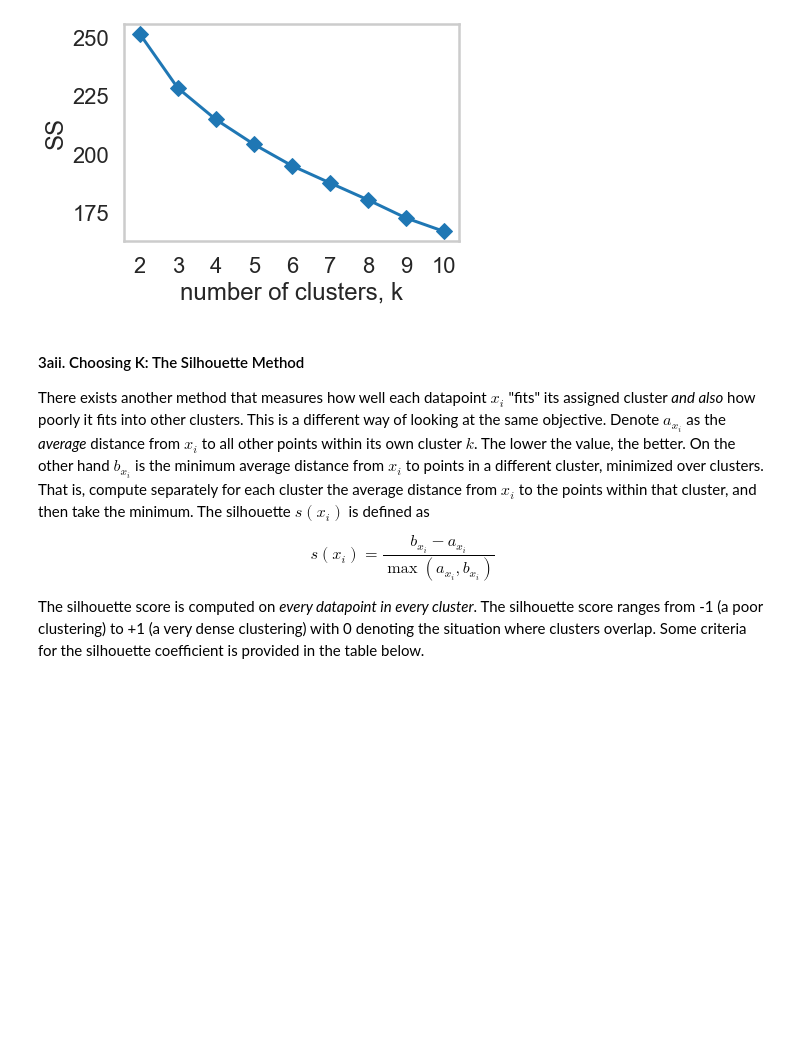
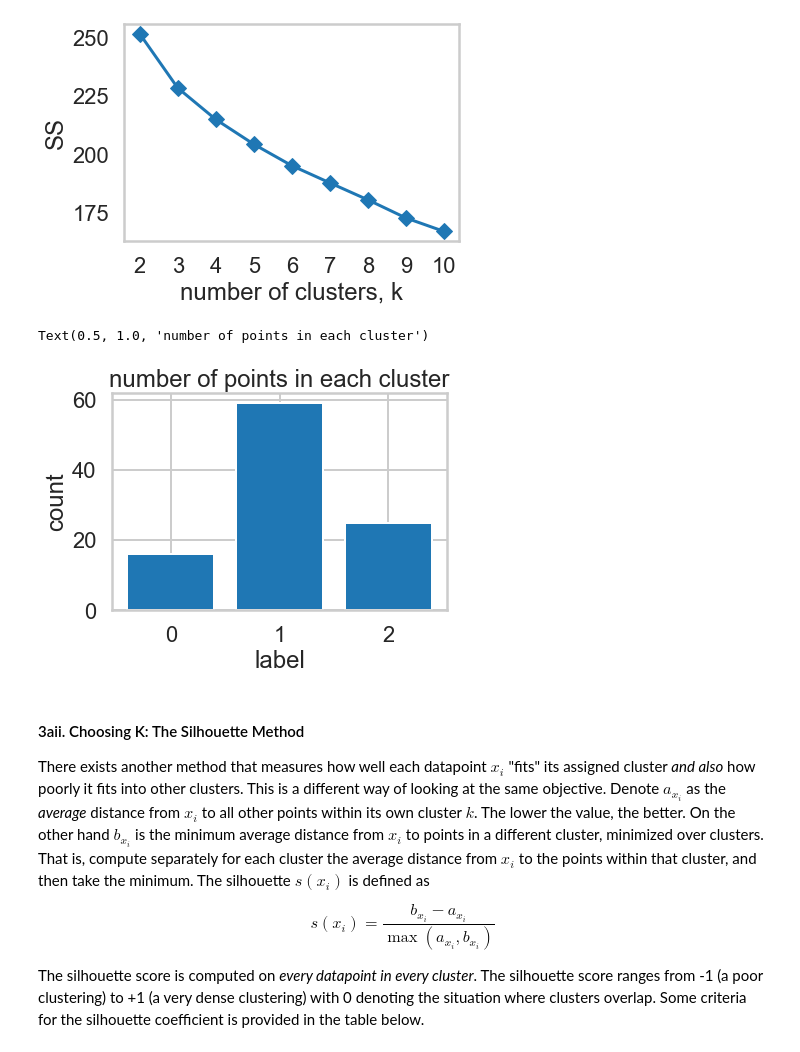
Before and after one commit to machquocvu/Springboard-DSC, a Jupyter notebook: Clustering_Case_Study/Clustering Case Study - Customer Segmentation with K-Means - Tier 3.ipynb, the cells around one changed output. Saved outputs shown, nothing was run; the diff lists cells and outputs as text; code cells hidden in the pictures; blank space fills up the shorter version.

```diff
--- a/Clustering_Case_Study/Clustering Case Study - Customer Segmentation with K-Means - Tier 3.ipynb
+++ b/Clustering_Case_Study/Clustering Case Study - Customer Segmentation with K-Means - Tier 3.ipynb
@@ -162,6 +162,18 @@ plt.ylabel('SS')
 plt.grid(False);
 # %% [output]
 [figure]
+# %%
+# Bar chart showing the number of points in each cluster for k-means under the best K
+
+clusters, counts = np.unique(kmeans[3], return_counts=True)
+
+plt.bar(clusters, counts)
+plt.ylabel('count')
+plt.xlabel('label')
+plt.title('number of points in each cluster')
+# %% [output]
+Text(0.5, 1.0, 'number of points in each cluster')
+[figure, added]
 # %% [markdown]
 #### 3aii. Choosing K: The Silhouette Method
 
```
Also changed, not shown: parts of 4 cells of this notebook.
